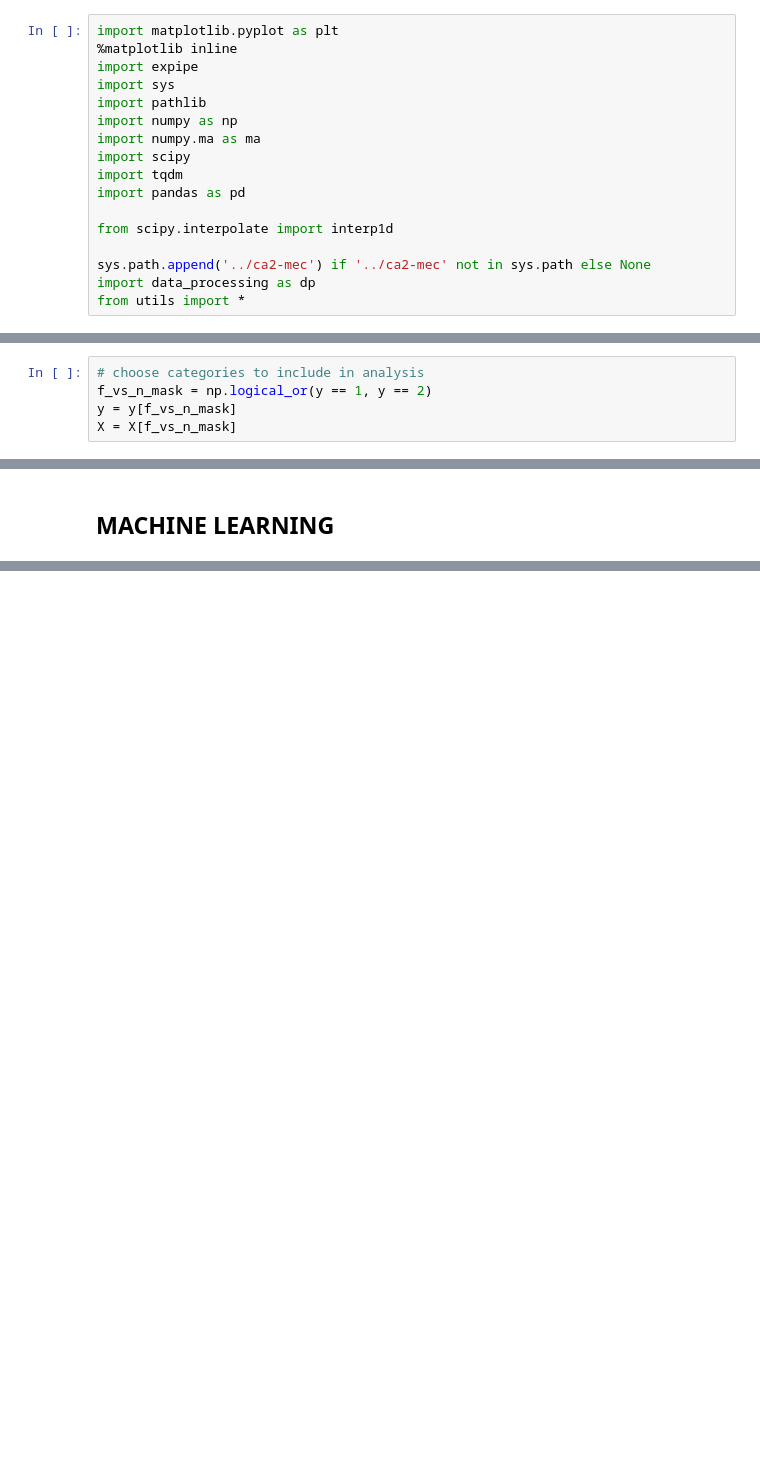
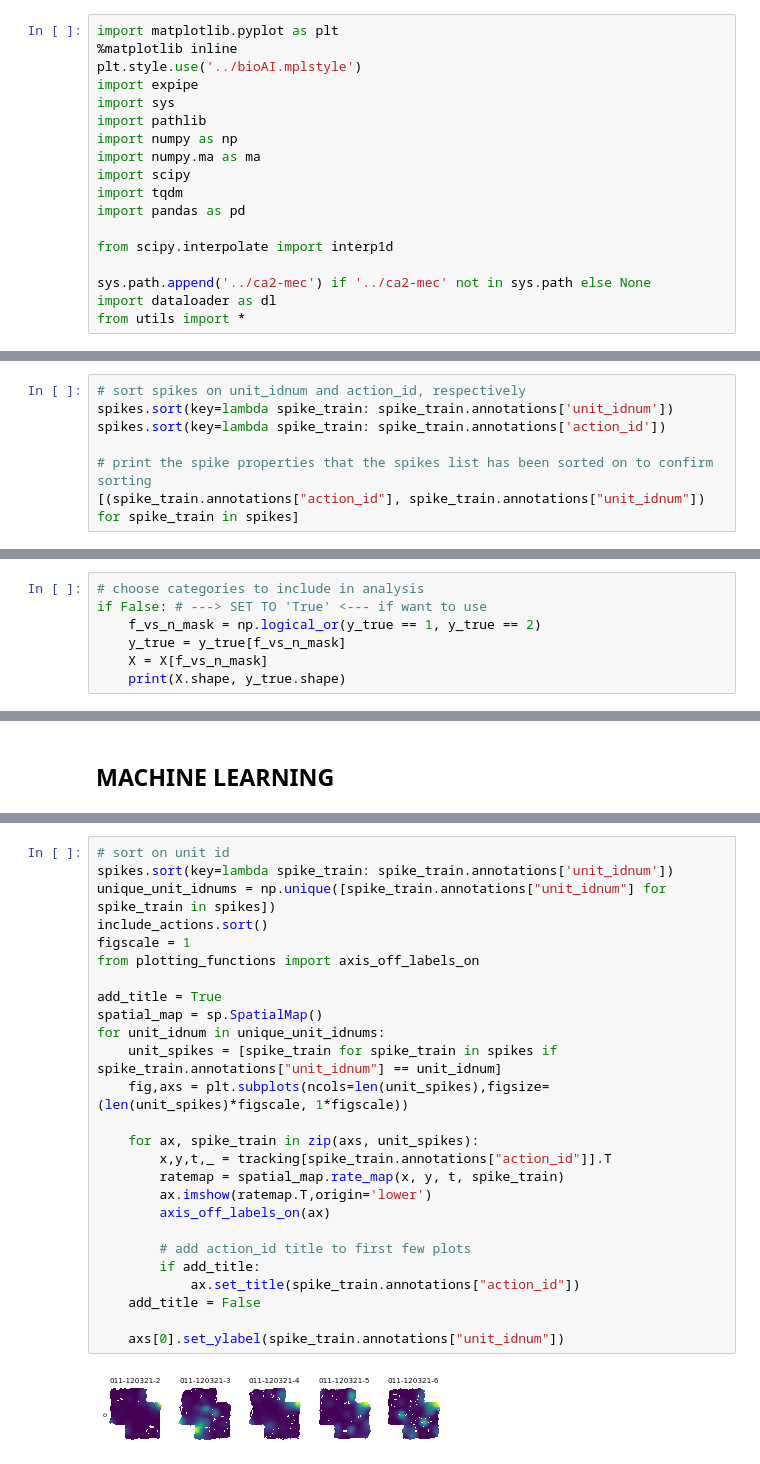
Before and after one commit to CINPLA/cinpla-base, a Jupyter notebook: notebooks/npd-social.ipynb, the cells around one changed output, grey strips where cells are left out. Saved outputs shown, nothing was run; the diff lists cells and outputs as text; blank space fills up the shorter version.

Commit message:
Updates with new dataloader and functionality

```diff
--- a/notebooks/npd-social.ipynb
+++ b/notebooks/npd-social.ipynb
@@ -8,6 +10,7 @@ With inspiration from:
 # %%
 import matplotlib.pyplot as plt
 %matplotlib inline
+plt.style.use('../bioAI.mplstyle')
 import expipe
 import sys
 import pathlib
@@ -20,5 +23,5 @@ import pandas as pd
 from scipy.interpolate import interp1d
 
 sys.path.append('../ca2-mec') if '../ca2-mec' not in sys.path else None
-import data_processing as dp
+import dataloader as dl
 from utils import *
@@ -211,3 +70,10 @@ print(spiking, max(spiking))
 This should follow the format:
 - X.shape = (samples, num_features) -> neural rate activity
 - y.shape = (samples) -> scalars indicating labelled class
+# %%
+# sort spikes on unit_idnum and action_id, respectively
+spikes.sort(key=lambda spike_train: spike_train.annotations['unit_idnum'])
+spikes.sort(key=lambda spike_train: spike_train.annotations['action_id'])
+
+# print the spike properties that the spikes list has been sorted on to confirm sorting
+[(spike_train.annotations["action_id"], spike_train.annotations["unit_idnum"]) for spike_train in spikes]
@@ -252,5 +141,7 @@ print(X.shape, y.shape)
 # %%
 # choose categories to include in analysis
-f_vs_n_mask = np.logical_or(y == 1, y == 2)
-y = y[f_vs_n_mask]
-X = X[f_vs_n_mask]
+if False: # ---> SET TO 'True' <--- if want to use
+    f_vs_n_mask = np.logical_or(y_true == 1, y_true == 2)
+    y_true = y_true[f_vs_n_mask]
+    X = X[f_vs_n_mask]
+    print(X.shape, y_true.shape)
@@ -280,0 +185,28 @@ Categories: [1. 2.]. Probability of category: [0.8172178 0.1827822]
+# %%
+# sort on unit id
+spikes.sort(key=lambda spike_train: spike_train.annotations['unit_idnum'])
+unique_unit_idnums = np.unique([spike_train.annotations["unit_idnum"] for spike_train in spikes])
+include_actions.sort()
+figscale = 1
+from plotting_functions import axis_off_labels_on
+
+add_title = True
+spatial_map = sp.SpatialMap()
+for unit_idnum in unique_unit_idnums:
+    unit_spikes = [spike_train for spike_train in spikes if spike_train.annotations["unit_idnum"] == unit_idnum]
+    fig,axs = plt.subplots(ncols=len(unit_spikes),figsize=(len(unit_spikes)*figscale, 1*figscale))
+
+    for ax, spike_train in zip(axs, unit_spikes):
+        x,y,t,_ = tracking[spike_train.annotations["action_id"]].T
+        ratemap = spatial_map.rate_map(x, y, t, spike_train)
+        ax.imshow(ratemap.T,origin='lower')
+        axis_off_labels_on(ax)
+
+        # add action_id title to first few plots
+        if add_title:
+            ax.set_title(spike_train.annotations["action_id"])
+    add_title = False
+
+    axs[0].set_ylabel(spike_train.annotations["unit_idnum"])
+# %% [output]
+[figure, added]
```
Also changed, not shown: parts of 22 cells of this notebook, 4 other files.
